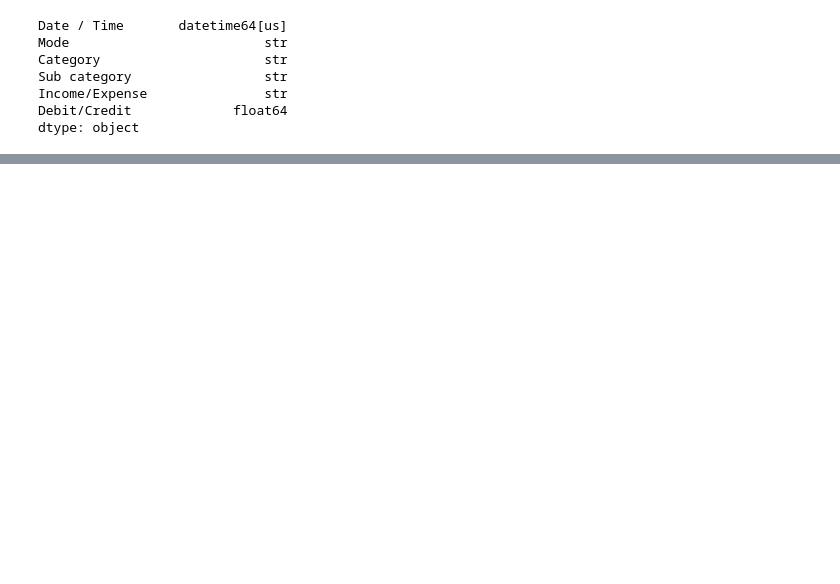
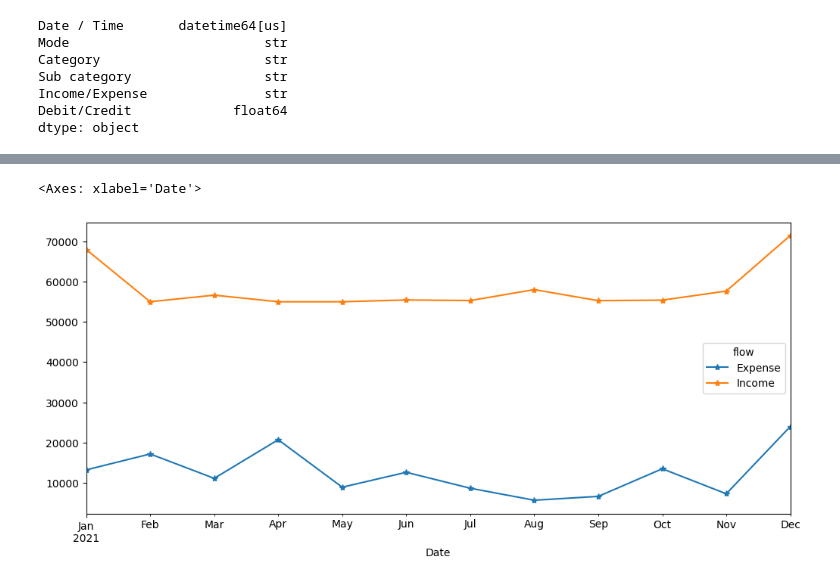
Before and after one commit to urjadd/behavioural-finance-analyser, a Jupyter notebook: notebooks/01_EDA_initial_analysis.ipynb, the cells around one changed output, grey strips where cells are left out. Cells and saved outputs as stored; diff of their text form; code cells hidden in the pictures; blank space fills up the shorter version.

Commit message:
feat: complete Stage 1 EDA notebook with visualisations and insights

```diff
--- a/notebooks/01_EDA_initial_analysis.ipynb
+++ b/notebooks/01_EDA_initial_analysis.ipynb
@@ -56,0 +82,3 @@ fin_df.head()
+# %%
+# mode has only one mkode, not giving any new information, it make sense to remove the column.
+fin_df.drop(columns =['Mode'], inplace = True)
@@ -56,0 +156,4 @@ fin_df.head()
+# %%
+# others is included in both , expense and income.
+# case inconsistency spottted (salary vs Salary)
+fin_df['Category'] = fin_df['Category'].str.strip().str.title()
@@ -56,0 +181,10 @@ fin_df.head()
+# %%
+df_ts = fin_df.groupby([fin_df['Date'], 'flow'])['transaction_amount'].sum().unstack(fill_value = 0)
+
+df_ts.index = pd.to_datetime(df_ts.index)
+df_ts  = df_ts.resample('ME').sum()
+
+df_ts.plot(kind = 'line', marker = '*', figsize = (12,5))
+# %% [output]
+<Axes: xlabel='Date'>
+[figure, added]
```
Also changed, not shown: parts of 69 cells of this notebook.
